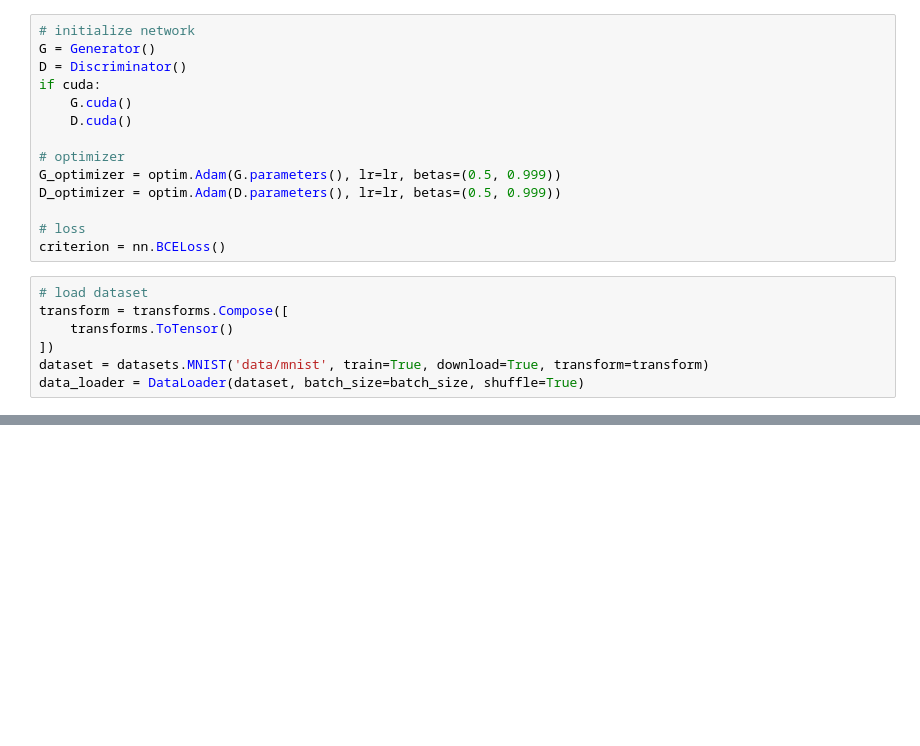
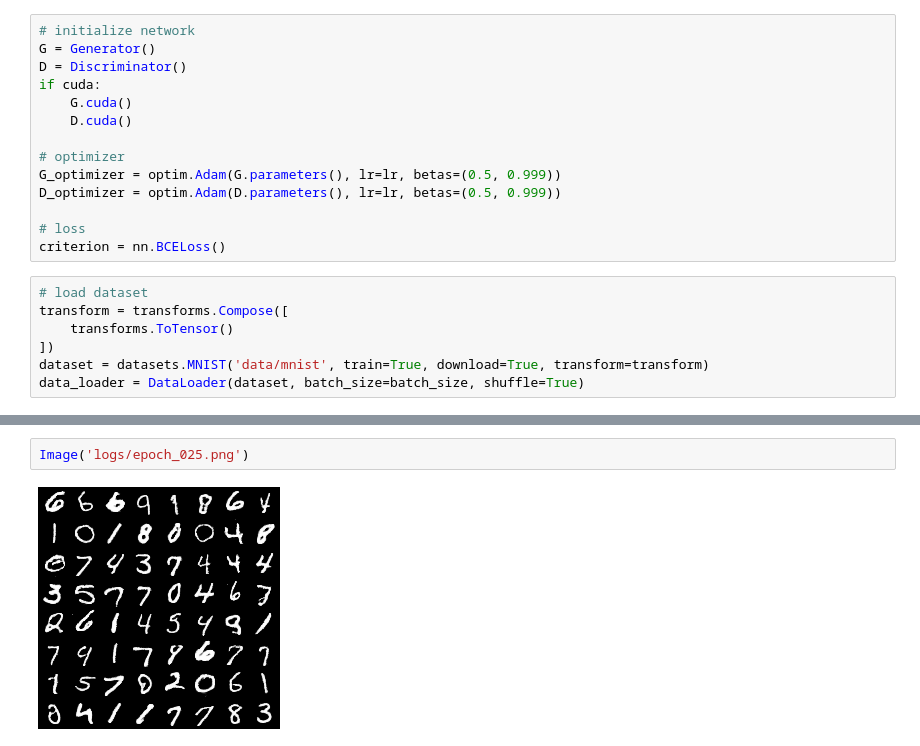
Before and after one commit to aidiary/pytorch-examples, a Jupyter notebook: notebooks/180303-gan.ipynb, the cells around one changed output, grey strips where cells are left out. Drawn from its saved outputs; the diff is of its cells as text; blank space fills up the shorter version.

```diff
--- a/notebooks/180303-gan.ipynb
+++ b/notebooks/180303-gan.ipynb
@@ -285,0 +326,4 @@ KeyboardInterrupt:
+# %%
+Image('logs/epoch_025.png')
+# %% [output]
+[figure, added]
```
Also changed, not shown: parts of 9 cells of this notebook.
